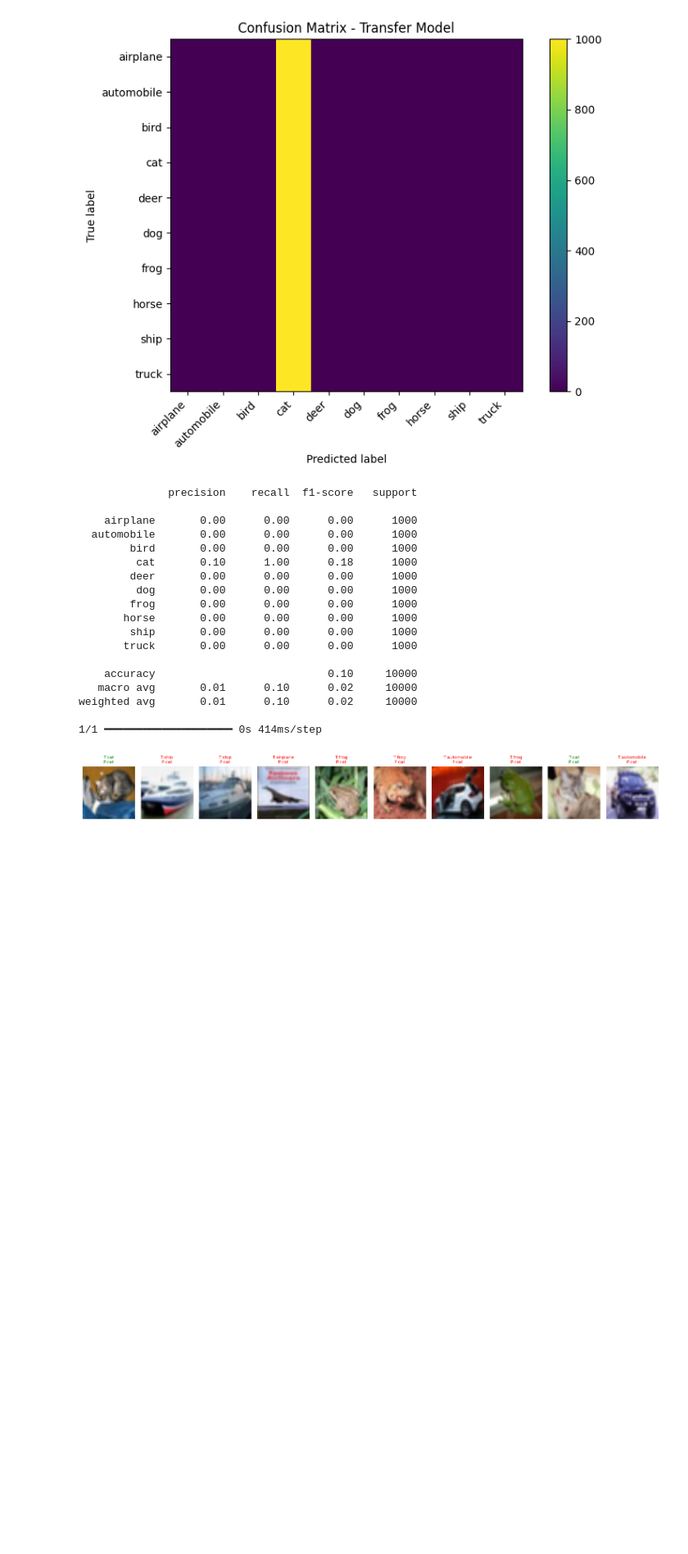
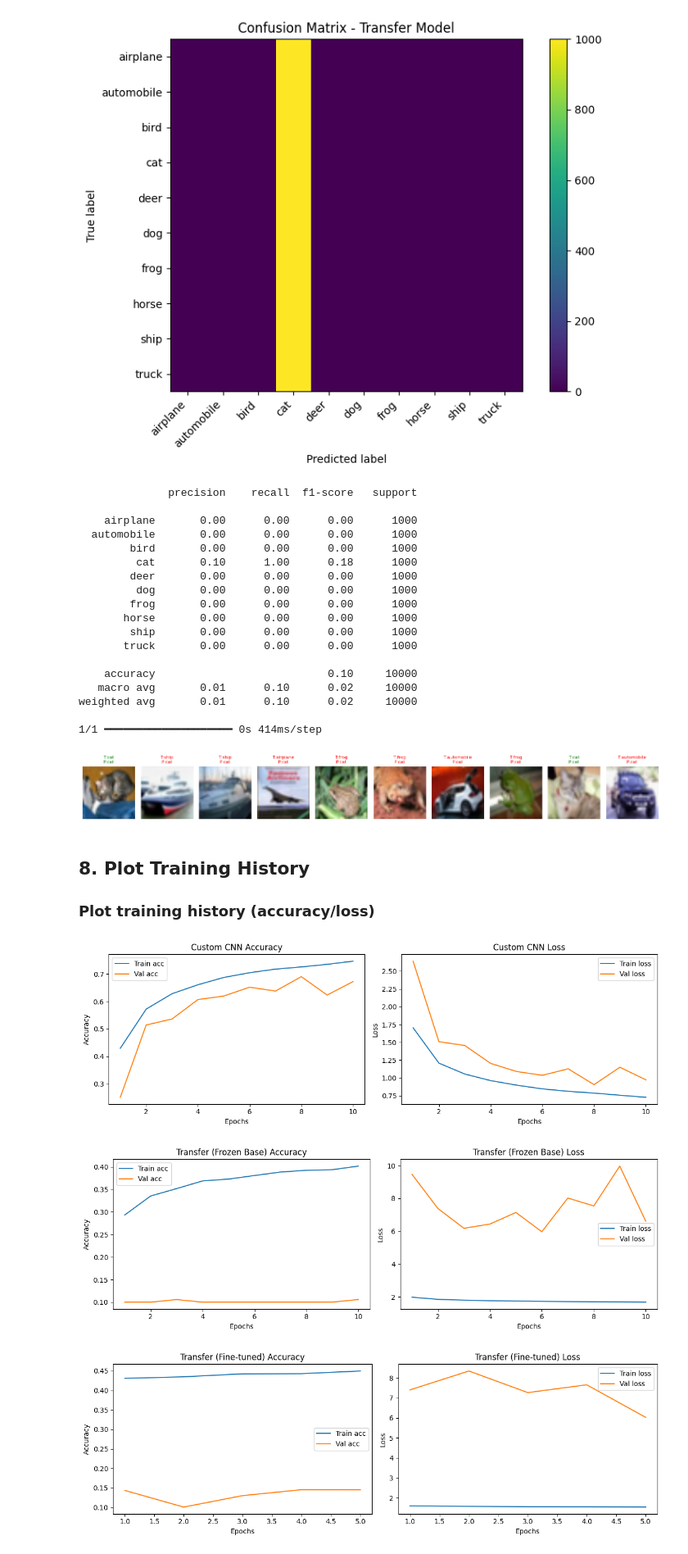
Before and after one commit to Ainedembe-Denis/Image-Recognition-with-Transfer-Learning, a Jupyter notebook: CIFAR10-TransferLearning.ipynb, the cells around one changed output. Shown at 82% size. Cells and saved outputs as stored; diff of their text form; code cells hidden in the pictures; blank space fills up the shorter version.

Commit message:
Plot training history (accuracy/loss) for all models

```diff
--- a/CIFAR10-TransferLearning.ipynb
+++ b/CIFAR10-TransferLearning.ipynb
@@ -447,7 +447,7 @@ class DatasetCountCallback(tf.keras.callbacks.Callback):
 # With 40,000 training images and batch size 128, you get 313 batches per epoch (40,000 ÷ 128 = 312.5, rounded up to 313 including partial batch)
 samples_per_epoch = len(x_train)  # 40,000 samples (after train/validation split)
 dataset_callback = DatasetCountCallback(samples_per_epoch, BATCH_SIZE)
-history_frozen = transfer_model.fit(
+history_transfer_frozen = transfer_model.fit(
     train_ds_transfer_split,
     epochs=EPOCHS_FROZEN,
     validation_data=val_ds_transfer,
@@ -691,3 +691,46 @@ weighted avg       0.01      0.10      0.02     10000
 
 1/1 ━━━━━━━━━━━━━━━━━━━━ 0s 414ms/step
 [figure]
+# %% [markdown]
+## 8. Plot Training History
+### Plot training history (accuracy/loss)
+# %%
+# Plot training history (accuracy/loss) for all models
+
+def plot_history(history, title_prefix="Model"):
+    acc = history.history.get("accuracy", [])
+    val_acc = history.history.get("val_accuracy", [])
+    loss = history.history.get("loss", [])
+    val_loss = history.history.get("val_loss", [])
+    epochs = range(1, len(acc) + 1)
+
+    plt.figure(figsize=(12, 4))
+
+    plt.subplot(1, 2, 1)
+    plt.plot(epochs, acc, label="Train acc")
+    if val_acc:
+        plt.plot(epochs, val_acc, label="Val acc")
+    plt.title(f"{title_prefix} Accuracy")
+    plt.xlabel("Epochs")
+    plt.ylabel("Accuracy")
+    plt.legend()
+
+    plt.subplot(1, 2, 2)
+    plt.plot(epochs, loss, label="Train loss")
+    if val_loss:
+        plt.plot(epochs, val_loss, label="Val loss")
+    plt.title(f"{title_prefix} Loss")
+    plt.xlabel("Epochs")
+    plt.ylabel("Loss")
+    plt.legend()
+
+    plt.tight_layout()
+    plt.show()
+
+plot_history(history_custom, "Custom CNN")
+plot_history(history_transfer_frozen, "Transfer (Frozen Base)")
+plot_history(history_transfer_finetune, "Transfer (Fine-tuned)")
+# %% [output]
+[figure, added]
+[figure, added]
+[figure, added]
```
Also changed, not shown: parts of 2 cells of this notebook.
